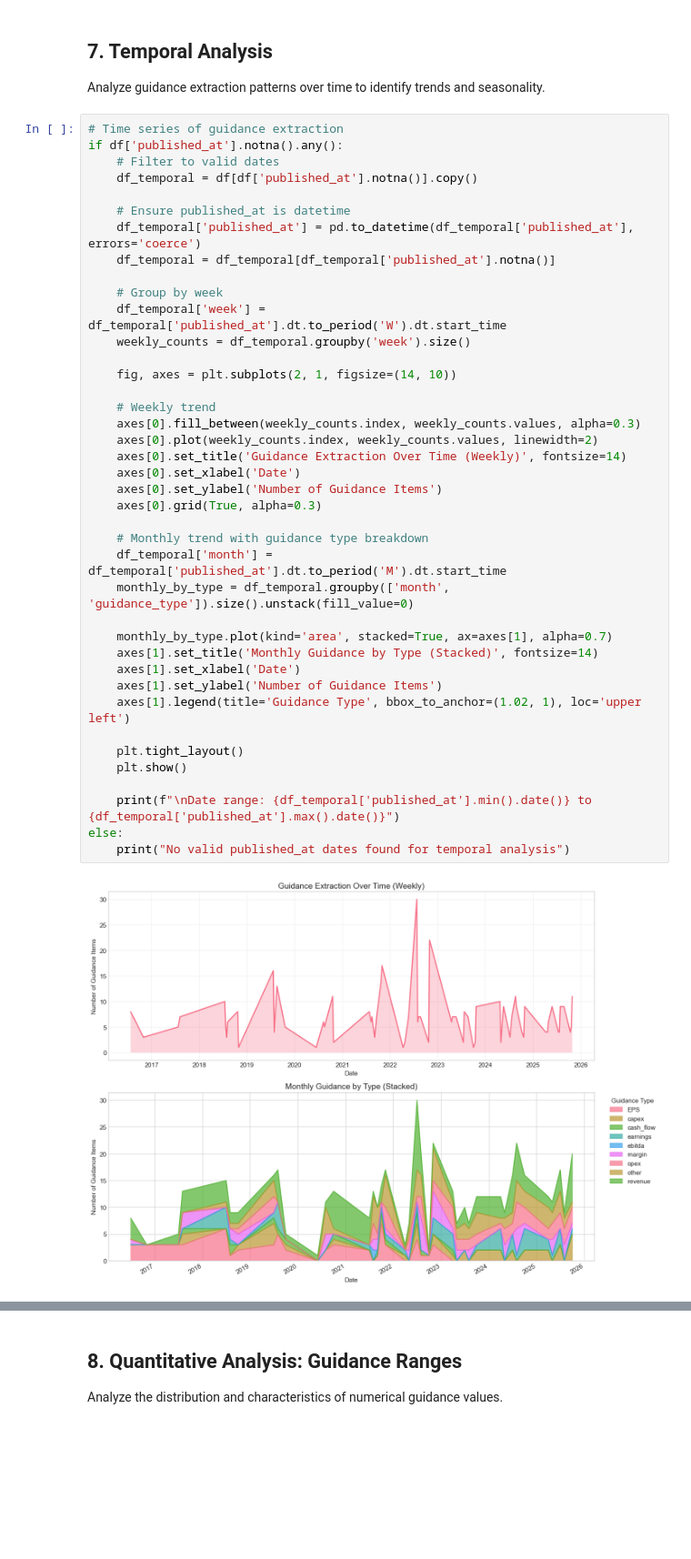
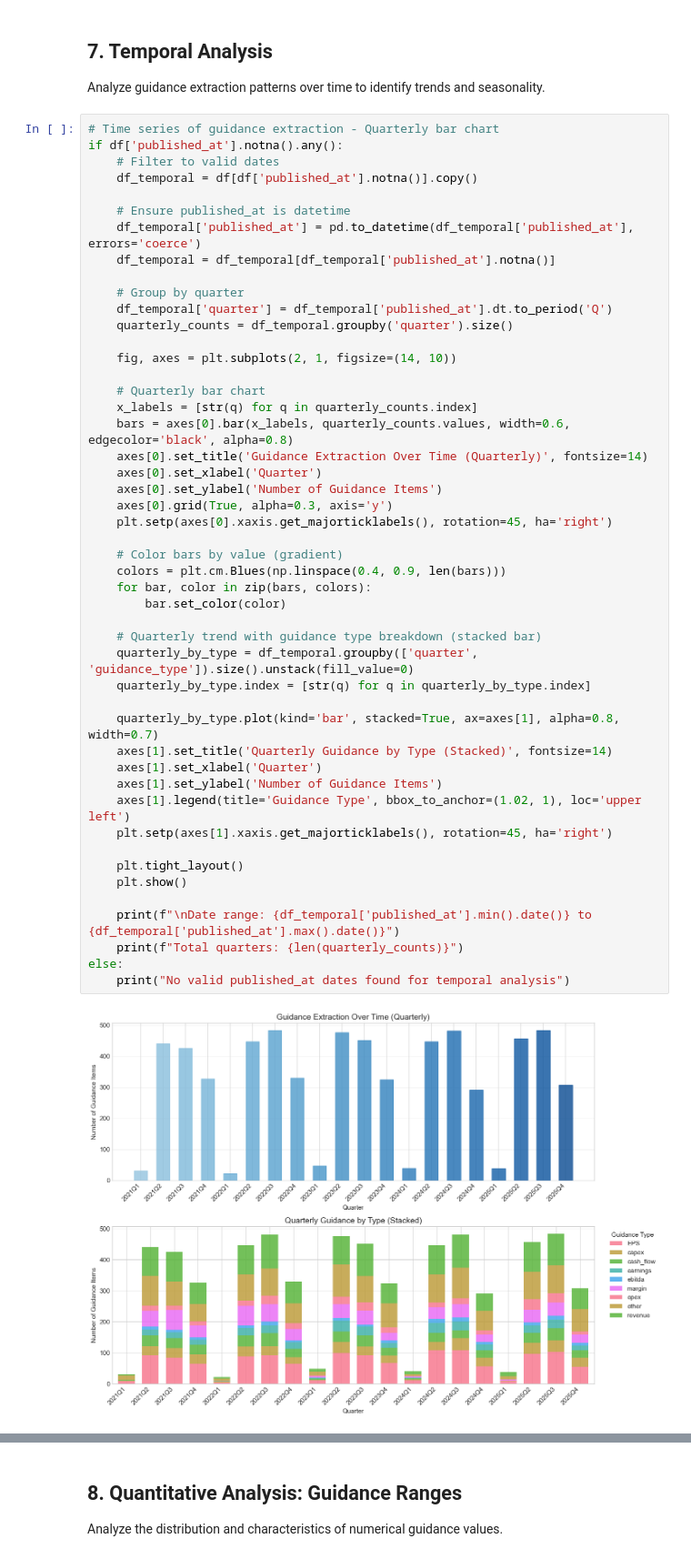
Before and after one commit to Aless13260/Master-s-Project, a Jupyter notebook: guidance_eda.ipynb, the cells around one changed output, grey strips where cells are left out. Shown at 91% size. Drawn from its saved outputs; the diff is of its cells as text; blank space fills up the shorter version.

```diff
--- a/guidance_eda.ipynb
+++ b/guidance_eda.ipynb
@@ -268,44 +416,52 @@ Total unique guidance types: 9
 
 Analyze guidance extraction patterns over time to identify trends and seasonality.
 # %%
-# Time series of guidance extraction
+# Time series of guidance extraction - Quarterly bar chart
 if df['published_at'].notna().any():
     # Filter to valid dates
     df_temporal = df[df['published_at'].notna()].copy()
 
     # Ensure published_at is datetime
     df_temporal['published_at'] = pd.to_datetime(df_temporal['published_at'], errors='coerce')
     df_temporal = df_temporal[df_temporal['published_at'].notna()]
 
-    # Group by week
-    df_temporal['week'] = df_temporal['published_at'].dt.to_period('W').dt.start_time
-    weekly_counts = df_temporal.groupby('week').size()
+    # Group by quarter
+    df_temporal['quarter'] = df_temporal['published_at'].dt.to_period('Q')
+    quarterly_counts = df_temporal.groupby('quarter').size()
 
     fig, axes = plt.subplots(2, 1, figsize=(14, 10))
 
-    # Weekly trend
-    axes[0].fill_between(weekly_counts.index, weekly_counts.values, alpha=0.3)
-    axes[0].plot(weekly_counts.index, weekly_counts.values, linewidth=2)
-    axes[0].set_title('Guidance Extraction Over Time (Weekly)', fontsize=14)
-    axes[0].set_xlabel('Date')
+    # Quarterly bar chart
+    x_labels = [str(q) for q in quarterly_counts.index]
+    bars = axes[0].bar(x_labels, quarterly_counts.values, width=0.6, edgecolor='black', alpha=0.8)
+    axes[0].set_title('Guidance Extraction Over Time (Quarterly)', fontsize=14)
+    axes[0].set_xlabel('Quarter')
     axes[0].set_ylabel('Number of Guidance Items')
-    axes[0].grid(True, alpha=0.3)
+    axes[0].grid(True, alpha=0.3, axis='y')
+    plt.setp(axes[0].xaxis.get_majorticklabels(), rotation=45, ha='right')
 
-    # Monthly trend with guidance type breakdown
-    df_temporal['month'] = df_temporal['published_at'].dt.to_period('M').dt.start_time
-    monthly_by_type = df_temporal.groupby(['month', 'guidance_type']).size().unstack(fill_value=0)
+    # Color bars by value (gradient)
+    colors = plt.cm.Blues(np.linspace(0.4, 0.9, len(bars)))
+    for bar, color in zip(bars, colors):
+        bar.set_color(color)
 
-    monthly_by_type.plot(kind='area', stacked=True, ax=axes[1], alpha=0.7)
-    axes[1].set_title('Monthly Guidance by Type (Stacked)', fontsize=14)
-    axes[1].set_xlabel('Date')
+    # Quarterly trend with guidance type breakdown (stacked bar)
+    quarterly_by_type = df_temporal.groupby(['quarter', 'guidance_type']).size().unstack(fill_value=0)
+    quarterly_by_type.index = [str(q) for q in quarterly_by_type.index]
+
+    quarterly_by_type.plot(kind='bar', stacked=True, ax=axes[1], alpha=0.8, width=0.7)
+    axes[1].set_title('Quarterly Guidance by Type (Stacked)', fontsize=14)
+    axes[1].set_xlabel('Quarter')
     axes[1].set_ylabel('Number of Guidance Items')
     axes[1].legend(title='Guidance Type', bbox_to_anchor=(1.02, 1), loc='upper left')
+    plt.setp(axes[1].xaxis.get_majorticklabels(), rotation=45, ha='right')
 
     plt.tight_layout()
     plt.show()
 
     print(f"\nDate range: {df_temporal['published_at'].min().date()} to {df_temporal['published_at'].max().date()}")
+    print(f"Total quarters: {len(quarterly_counts)}")
 else:
     print("No valid published_at dates found for temporal analysis")
 # %% [output]
-[figure, old version]
+[figure, new version]
```
Also changed, not shown: parts of 22 cells of this notebook, 4 other files.
